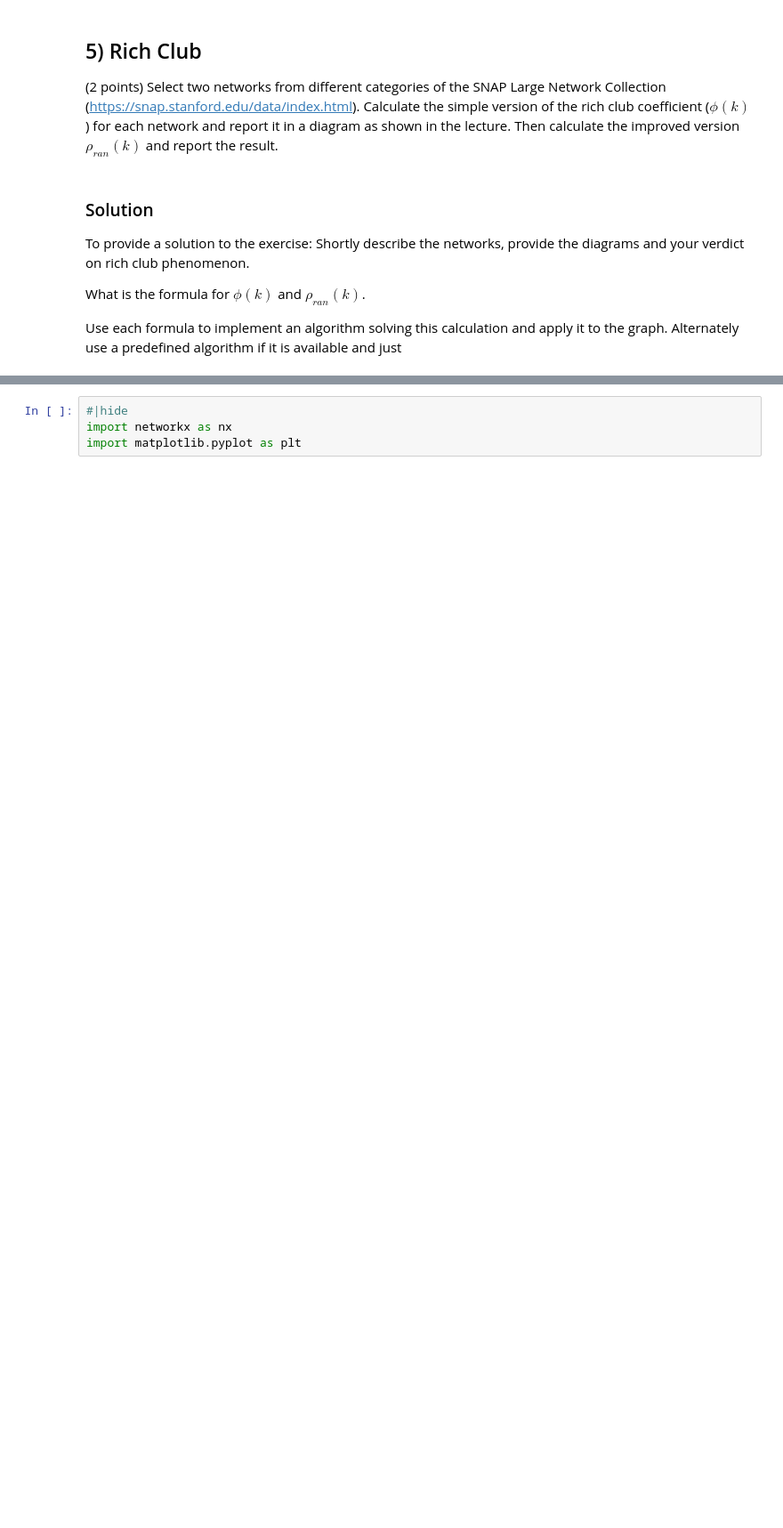
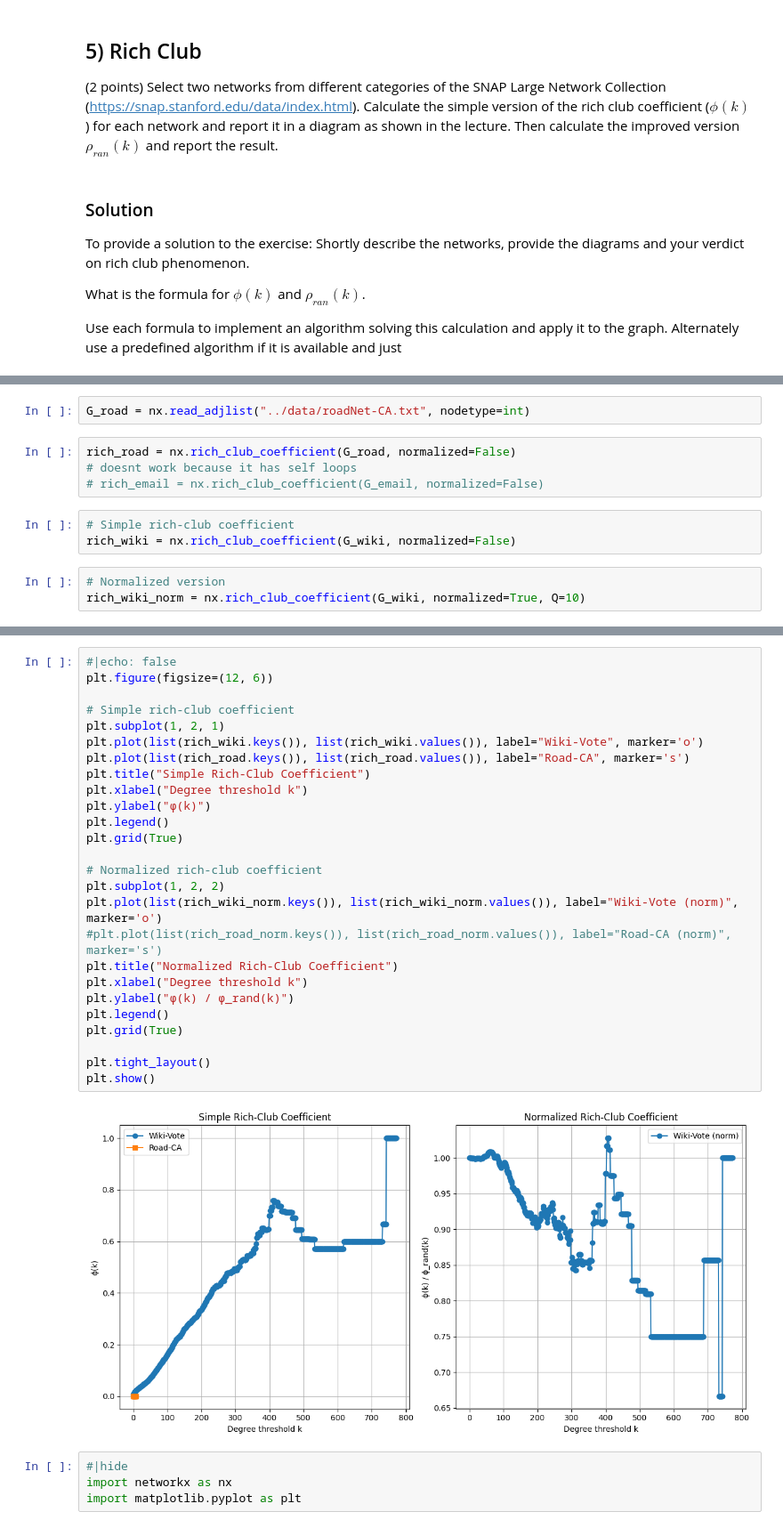
Before and after one commit to flupppi/networks, a Jupyter notebook: nbs/05_network_analysis.ipynb, the cells around one changed output, grey strips where cells are left out. Shown at 89% size. Cells and saved outputs as stored; diff of their text form; blank space fills up the shorter version.

```diff
--- a/nbs/05_network_analysis.ipynb
+++ b/nbs/05_network_analysis.ipynb
@@ -506,0 +558,12 @@ G1 = nx.read_adjlist("../data/Email-EuAll.txt", nodetype=int, create_using=nx.Di
+# %%
+G_road = nx.read_adjlist("../data/roadNet-CA.txt", nodetype=int)
+# %%
+rich_road = nx.rich_club_coefficient(G_road, normalized=False)
+# doesnt work because it has self loops
+# rich_email = nx.rich_club_coefficient(G_email, normalized=False)
+# %%
+# Simple rich-club coefficient
+rich_wiki = nx.rich_club_coefficient(G_wiki, normalized=False)
+# %%
+# Normalized version
+rich_wiki_norm = nx.rich_club_coefficient(G_wiki, normalized=True, Q=10)
@@ -507,3 +574,31 @@ G1 = nx.read_adjlist("../data/Email-EuAll.txt", nodetype=int, create_using=nx.Di
+# %%
+#|echo: false
+plt.figure(figsize=(12, 6))
+
+# Simple rich-club coefficient
+plt.subplot(1, 2, 1)
+plt.plot(list(rich_wiki.keys()), list(rich_wiki.values()), label="Wiki-Vote", marker='o')
+plt.plot(list(rich_road.keys()), list(rich_road.values()), label="Road-CA", marker='s')
+plt.title("Simple Rich-Club Coefficient")
+plt.xlabel("Degree threshold k")
+plt.ylabel("ϕ(k)")
+plt.legend()
+plt.grid(True)
+
+# Normalized rich-club coefficient
+plt.subplot(1, 2, 2)
+plt.plot(list(rich_wiki_norm.keys()), list(rich_wiki_norm.values()), label="Wiki-Vote (norm)", marker='o')
+#plt.plot(list(rich_road_norm.keys()), list(rich_road_norm.values()), label="Road-CA (norm)", marker='s')
+plt.title("Normalized Rich-Club Coefficient")
+plt.xlabel("Degree threshold k")
+plt.ylabel("ϕ(k) / ϕ_rand(k)")
+plt.legend()
+plt.grid(True)
+
+plt.tight_layout()
+plt.show()
+# %% [output]
+[figure, added]
 # %%
 #|hide
 import networkx as nx
```
Also changed, not shown: parts of 29 cells of this notebook, 3 other files.
